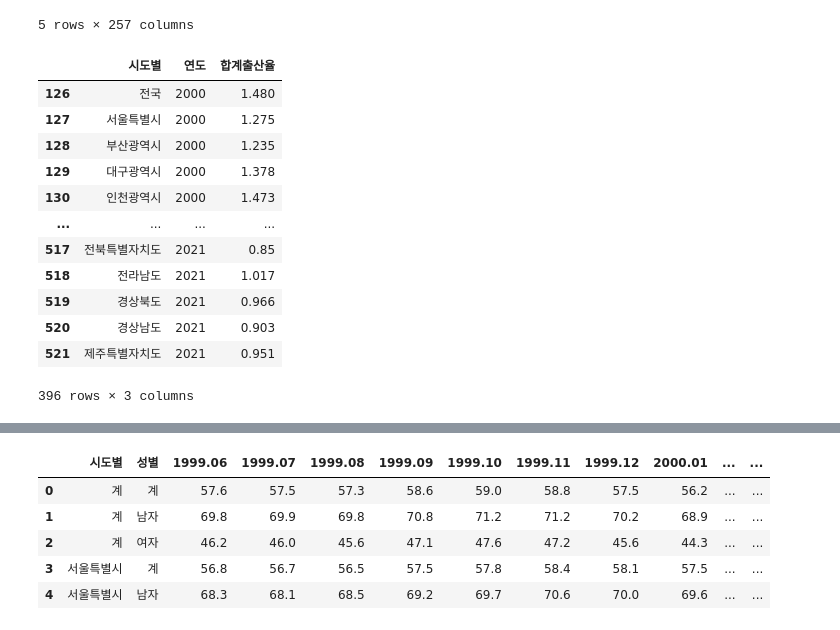
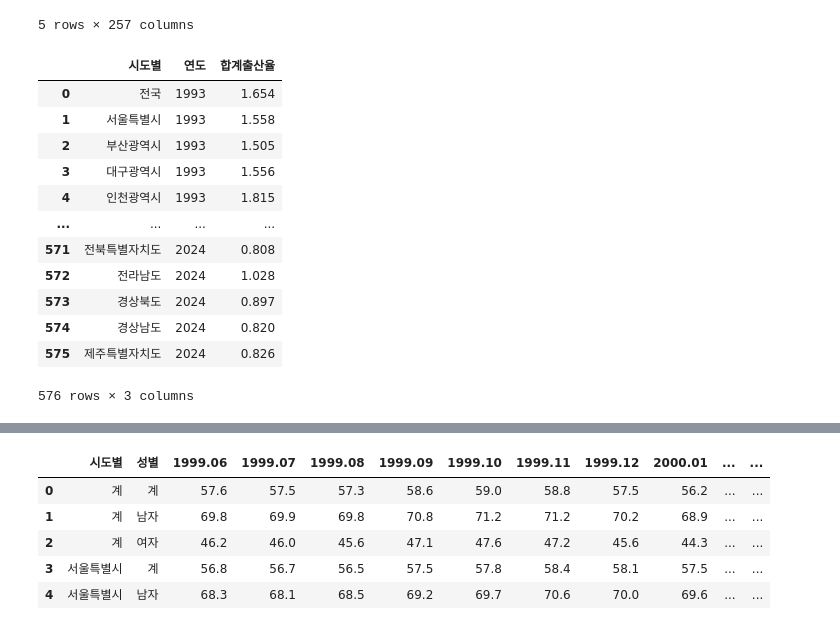
Before and after one commit to jun-park02/ds-project, a Jupyter notebook: main.ipynb, the cells around one changed output, grey strips where cells are left out. Drawn from its saved outputs; the diff is of its cells as text; code cells hidden in the pictures.

```diff
--- a/main.ipynb
+++ b/main.ipynb
@@ -15,45 +15,46 @@ df.head()
 | 4 | 인천광역시 | 1.815 | 6.1 | 96.4 | 182.9 | 62.1 | 12.8 | 2.1 | 0.1 | 1.776 | ... |
 5 rows × 257 columns
 # %%
-# 데이터 전처리
+# 합계출산율 데이터 전처리
 
 # 합계출산율 열만 선택
 합계출산율 = df.loc[:, df.columns.get_level_values(1) == "합계출산율"]
 
 # 컬럼명을 연도만 남기기(합계출산율 컬럼명 제거)
 합계출산율.columns = 합계출산율.columns.get_level_values(0)
 
 # 시도별을 인덱스로 지정
 합계출산율.index = df[("시도별", "시도별")]
 
 # 인덱스 이름 "(시도별, 시도별)" -> "시도별"
 합계출산율.index.name = "시도별"
 
-# reset_index()는 인덱스를 초기화하면서 기존 인덱스를 컬럼으로 만듦
+# wide 형태 -> long 형태
 합계출산율 = 합계출산율.reset_index().melt(
     id_vars="시도별",
     var_name="연도",
     value_name="합계출산율"
 )
 
+# 숫자형으로 변환
 합계출산율["연도"] = pd.to_numeric(합계출산율["연도"])
-합계출산율 = 합계출산율.loc[(합계출산율["연도"] >= 2000) & (합계출산율["연도"] <= 2021), :]
+합계출산율["합계출산율"] = pd.to_numeric(합계출산율["합계출산율"], errors="coerce")
 
 합계출산율
 # %% [output]
 |  | 시도별 | 연도 | 합계출산율 |
-| 126 | 전국 | 2000 | 1.480 |
-| 127 | 서울특별시 | 2000 | 1.275 |
-| 128 | 부산광역시 | 2000 | 1.235 |
-| 129 | 대구광역시 | 2000 | 1.378 |
-| 130 | 인천광역시 | 2000 | 1.473 |
+| 0 | 전국 | 1993 | 1.654 |
+| 1 | 서울특별시 | 1993 | 1.558 |
+| 2 | 부산광역시 | 1993 | 1.505 |
+| 3 | 대구광역시 | 1993 | 1.556 |
+| 4 | 인천광역시 | 1993 | 1.815 |
 | ... | ... | ... | ... |
-| 517 | 전북특별자치도 | 2021 | 0.85 |
-| 518 | 전라남도 | 2021 | 1.017 |
-| 519 | 경상북도 | 2021 | 0.966 |
-| 520 | 경상남도 | 2021 | 0.903 |
-| 521 | 제주특별자치도 | 2021 | 0.951 |
+| 571 | 전북특별자치도 | 2024 | 0.808 |
+| 572 | 전라남도 | 2024 | 1.028 |
+| 573 | 경상북도 | 2024 | 0.897 |
+| 574 | 경상남도 | 2024 | 0.820 |
+| 575 | 제주특별자치도 | 2024 | 0.826 |
-396 rows × 3 columns
+576 rows × 3 columns
 # %%
 # 1인당 지역내총생산, 1인당 민간소비, 1인당 지역총소득, 1인당 개인소득 데이터 불러오기 -> 확인하기
 df = pd.read_csv("시도별_1인당_지역내총생산__지역총소득__개인소득_20260520112555.csv", header=[0, 1])
```
Also changed, not shown: parts of 19 cells of this notebook, 10 other files.
